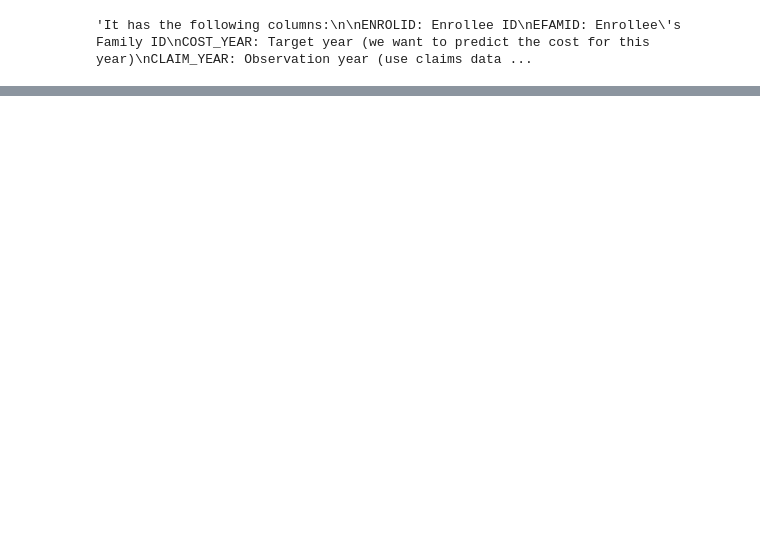
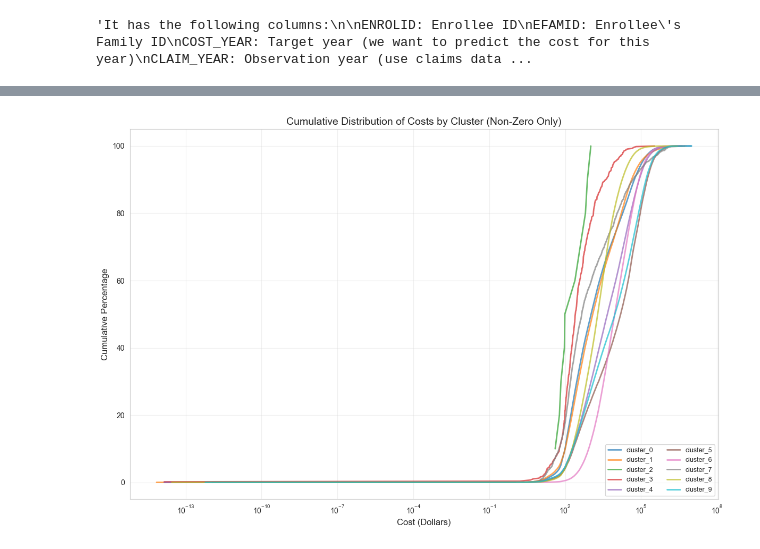
Before and after one commit to cat2510/optimization_guided_curation_ICML, a Jupyter notebook: cluster_analysis/cluster_data_exploration.ipynb, the cells around one changed output, grey strips where cells are left out. Drawn from its saved outputs; the diff is of its cells as text; code cells hidden in the pictures; blank space fills up the shorter version.

```diff
--- a/cluster_analysis/cluster_data_exploration.ipynb
+++ b/cluster_analysis/cluster_data_exploration.ipynb
@@ -206,0 +386,21 @@ cluster_9: Total cost (during CLAIM_YEAR) for ICD codes in cluster #9"""
+# %%
+# Cumulative distribution comparison
+fig, ax = plt.subplots(figsize=(12, 8))
+
+for col in cluster_cols:
+    non_zero_data = df_2018[df_2018[col] > 0][col]
+    if len(non_zero_data) > 0:
+        sorted_data = np.sort(non_zero_data)
+        cumulative = np.arange(1, len(sorted_data) + 1) / len(sorted_data) * 100
+        ax.plot(sorted_data, cumulative, label=col, linewidth=2, alpha=0.7)
+
+ax.set_xlabel('Cost (Dollars)', fontsize=12)
+ax.set_ylabel('Cumulative Percentage', fontsize=12)
+ax.set_title('Cumulative Distribution of Costs by Cluster (Non-Zero Only)', fontsize=14)
+ax.legend(loc='lower right', ncol=2, fontsize=9)
+ax.set_xscale('log')  # Log scale for better visualization
+ax.grid(True, alpha=0.3)
+plt.tight_layout()
+plt.show()
+# %% [output]
+[figure, added]
```
Also changed, not shown: parts of 9 cells of this notebook, 11 other files.
